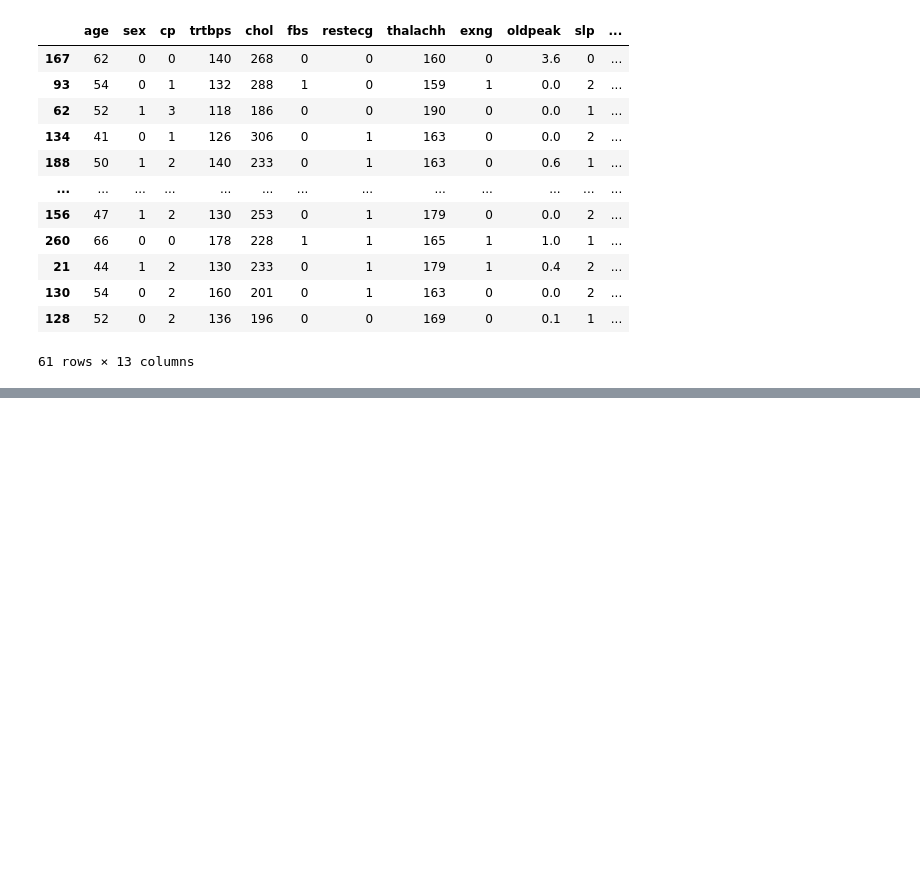
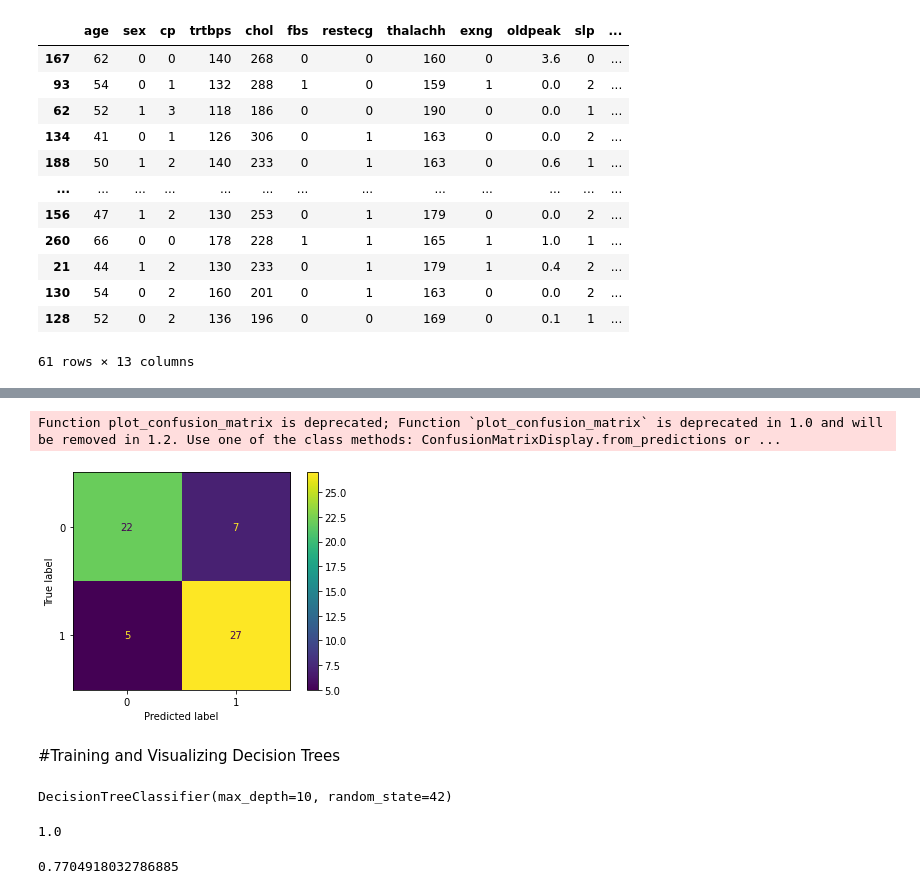
Before and after one commit to RASHI2505/Minor-Project, a Jupyter notebook: Heart_Attack_Analysis.ipynb, the cells around one changed output, grey strips where cells are left out. Saved outputs shown, nothing was run; the diff lists cells and outputs as text; code cells hidden in the pictures; blank space fills up the shorter version.

```diff
--- a/Heart_Attack_Analysis.ipynb
+++ b/Heart_Attack_Analysis.ipynb
@@ -226,0 +289,2 @@ val_inputs
+# %%
+imputer.fit(df[numeric_cols])
@@ -226,0 +367,8 @@ val_inputs
+# %%
+plot_confusion_matrix(model, val_inputs[numeric_cols], val_targets)
+plt.show()
+# %% [output]
+Function plot_confusion_matrix is deprecated; Function `plot_confusion_matrix` is deprecated in 1.0 and will be removed in 1.2. Use one of the class methods: ConfusionMatrixDisplay.from_predictions or ...
+[figure, added]
+# %% [markdown]
+#Training and Visualizing Decision Trees
@@ -226,0 +379,12 @@ val_inputs
+# %%
+model.fit(train_inputs[numeric_cols], train_targets)
+# %% [output]
+DecisionTreeClassifier(max_depth=10, random_state=42)
+# %%
+model.score(train_inputs[numeric_cols], train_targets)
+# %% [output]
+1.0
+# %%
+model.score(val_inputs[numeric_cols], val_targets)
+# %% [output]
+0.7704918032786885
```
Also changed, not shown: parts of 45 cells of this notebook.
